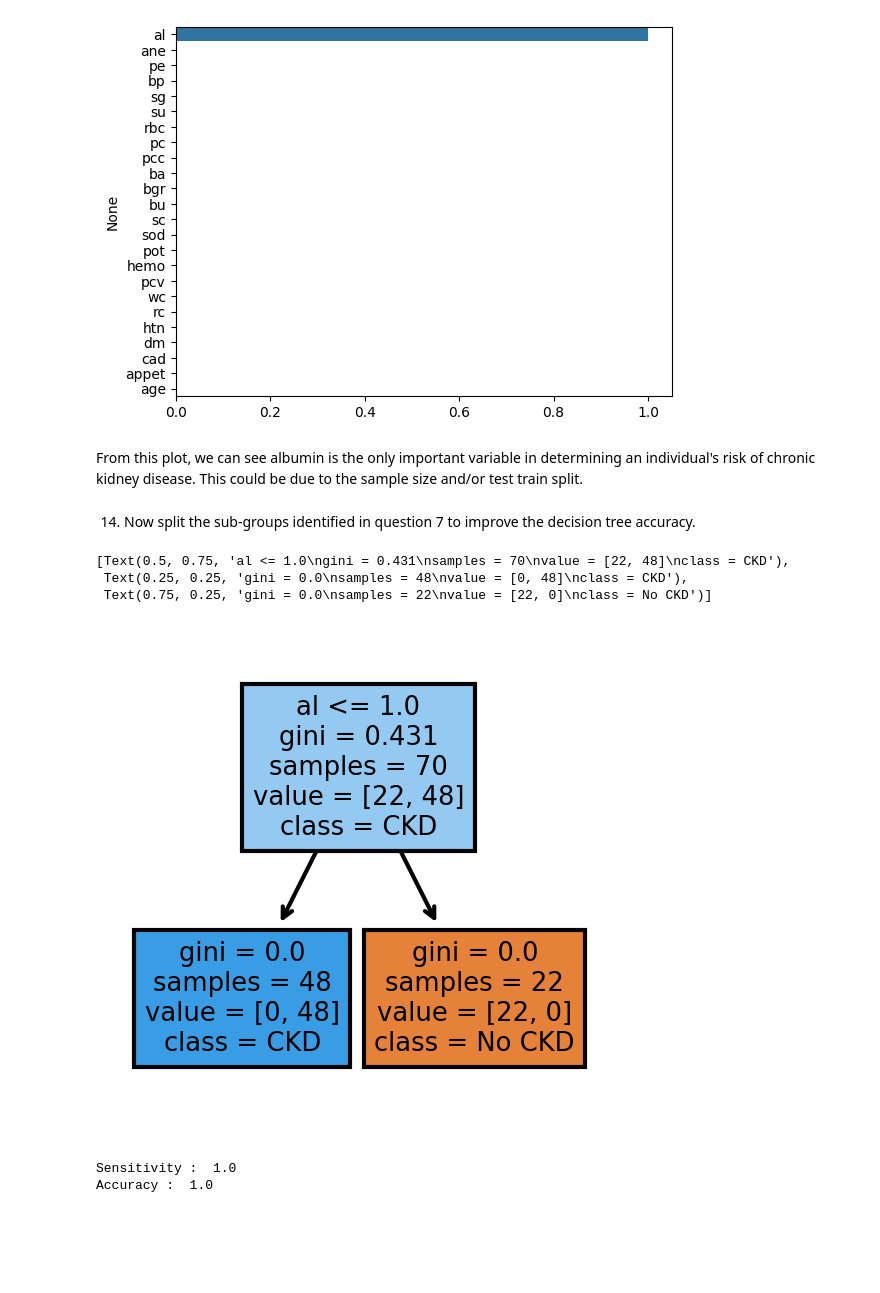
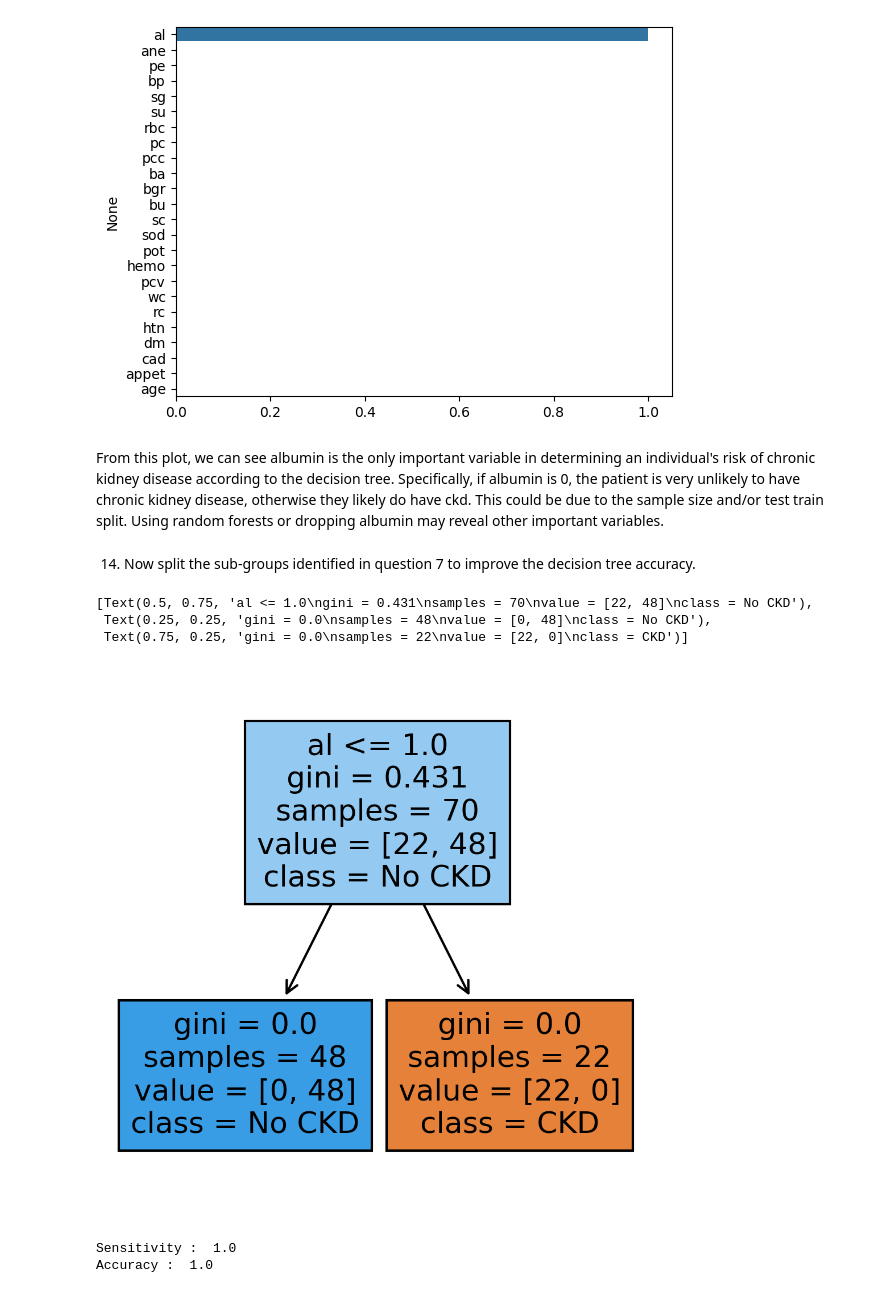
Before and after one commit to seebachl/3DA3-Asgmt-6, a Jupyter notebook: Seebach_Lily_HW6.ipynb, the cells around one changed output. Cells and saved outputs as stored; diff of their text form; code cells hidden in the pictures; blank space fills up the shorter version.

```diff
--- a/Seebach_Lily_HW6.ipynb
+++ b/Seebach_Lily_HW6.ipynb
@@ -228,13 +214,12 @@ from sklearn.cluster import KMeans
 from sklearn.metrics import silhouette_samples, silhouette_score
 import matplotlib.cm as cm
 from sklearn.preprocessing import scale
-scaled_data = data
+scaled_data = data.copy()
 scaled_data[num_col] = pd.DataFrame(scale(data[num_col]))
 dummy = pd.get_dummies(data = scaled_data, columns = cat_vars)
 scaled_data = scaled_data.drop(cat_vars, axis = 1)
 scaled_data = pd.concat([scaled_data, dummy], axis = 1)
 scaled_data = scaled_data.drop(['class_ckd','class_notckd'], axis = 1)
-
 range_n_clusters = [2, 3]
 for n_clusters in range_n_clusters:
     km = KMeans(n_clusters = n_clusters, n_init = 20, random_state=0)
@@ -246,19 +231,14 @@ for n_clusters in range_n_clusters:
     fig, ax1 = plt.subplots(1, 1)
     fig.set_size_inches(18, 7)
     ax1.set_xlim([-0.3, 1])# change this based on the silhouette range
-
     y_lower = 10
-
     for i in range(n_clusters):
         # Aggregate the silhouette scores for samples belonging to
         # cluster i, and sort them
         ith_cluster_silhouette_values = sample_silhouette_values[cluster_labels_km == i]
-
         ith_cluster_silhouette_values.sort()
-
         size_cluster_i = ith_cluster_silhouette_values.shape[0]
         y_upper = y_lower + size_cluster_i
-
         color = cm.nipy_spectral(float(i) / n_clusters)
         ax1.fill_betweenx(
             y=np.arange(y_lower, y_upper),
@@ -268,17 +248,13 @@ for n_clusters in range_n_clusters:
             edgecolor=color,
             alpha=0.7,
         )
-
         # label the silhouette plots with their cluster numbers at the middle
         ax1.text(-0.05, y_lower + 0.5 * size_cluster_i, str(i))
-
         # Compute the new y_lower for next cluster silhouette scores
         y_lower = y_upper + 10
-
     ax1.set_title("The silhouette plot for various cluster")
     ax1.set_xlabel("The silhouette coefficient values")
     ax1.set_ylabel("Cluster label")
-
     # vertical line for average silhouette score of all the values
     ax1.axvline(x=silhouette_avg_km, color="red", linestyle="--")
     plt.title(
@@ -287,7 +263,6 @@ for n_clusters in range_n_clusters:
         fontsize=14,
         fontweight="bold",
     )
-
 plt.show()
 # %% [output]
 [figure]
@@ -389,5 +361,5 @@ Selecting k = 3:
 # %%
-knn = neighbors.KNeighborsClassifier(n_neighbors = 3)
+knn = neighbors.KNeighborsClassifier(n_neighbors = 2)
 knn.fit(X_train_red,y_train)
 pred = knn.predict(X_test_red)
 from sklearn.metrics import mean_squared_error, confusion_matrix, classification_report
@@ -423,19 +388,18 @@ DecisionTreeClassifier(max_depth=15, random_state=1)
 ## Decision Tree
 from sklearn.tree import DecisionTreeClassifier, DecisionTreeRegressor, plot_tree
 cs_dt = DecisionTreeClassifier(
-    max_depth = 15
-)
+    max_depth = 15,
+    random_state=1
+    )
 cs_dt.fit(X_train, y_train)
 fig, axes = plt.subplots(
-    nrows = 1,ncols = 1,figsize = (2,2), dpi=300
+    nrows = 1,ncols = 1,figsize = (4,4), dpi=300
     )
-
-
 plot_tree(
     cs_dt,
     max_depth= 5,
     feature_names = X_train.columns.tolist(),
-    class_names=['No CKD', 'CKD'],
+    class_names=['CKD', 'No CKD'],
     filled = True
     )
 # %% [output]
@@ -471,11 +435,10 @@ Here, it appears the variable albumin is such a prominent variable in detecting
 # %%
 cs_dt = DecisionTreeClassifier(
-    max_depth = 1
+    max_depth = 1,
+    random_state=1
 )
 cs_dt.fit(X_train, y_train)
-
 pred = cs_dt.predict(X_test)
-
 cm = pd.DataFrame(confusion_matrix(y_test, pred), index=['No CKD', 'CKD'], columns=['No CKD', 'CKD'])
 cm.index.name = 'True'
 cm.columns.name = 'Predicted'
@@ -509,7 +471,7 @@ plt.show()
 # %% [output]
 [figure]
 # %% [markdown]
-From this plot, we can see albumin is the only important variable in determining an individual's risk of chronic kidney disease. This could be due to the sample size and/or test train split.
+From this plot, we can see albumin is the only important variable in determining an individual's risk of chronic kidney disease according to the decision tree. Specifically, if albumin is 0, the patient is very unlikely to have chronic kidney disease, otherwise they likely do have ckd. This could be due to the sample size and/or test train split. Using random forests or dropping albumin may reveal other important variables.
 # %% [markdown]
 14. Now split the sub-groups identified in question 7 to improve the decision tree accuracy.
 # %%
@@ -541,25 +500,24 @@ for i in range(len(X_test)):
 # %%
 ## Using decsion tree
 x1_dt = DecisionTreeClassifier(
-    max_depth = 1
+    max_depth = 1,
+    random_state=1
 )
 x1_dt.fit(xtrain1,ytrain1)
 fig, axes = plt.subplots(
-    nrows = 1,ncols = 1,figsize = (2,2), dpi=300
+    nrows = 1,ncols = 1,figsize = (4,4), dpi=300
     )
-
-
 plot_tree(
     x1_dt,
     max_depth= 1,
     feature_names = X_train.columns.tolist(),
-    class_names=['No CKD', 'CKD'],
+    class_names=['CKD', 'No CKD'],
     filled = True
     )
 # %% [output]
-[Text(0.5, 0.75, 'al <= 1.0\ngini = 0.431\nsamples = 70\nvalue = [22, 48]\nclass = CKD'),
- Text(0.25, 0.25, 'gini = 0.0\nsamples = 48\nvalue = [0, 48]\nclass = CKD'),
- Text(0.75, 0.25, 'gini = 0.0\nsamples = 22\nvalue = [22, 0]\nclass = No CKD')]
+[Text(0.5, 0.75, 'al <= 1.0\ngini = 0.431\nsamples = 70\nvalue = [22, 48]\nclass = No CKD'),
+ Text(0.25, 0.25, 'gini = 0.0\nsamples = 48\nvalue = [0, 48]\nclass = No CKD'),
+ Text(0.75, 0.25, 'gini = 0.0\nsamples = 22\nvalue = [22, 0]\nclass = CKD')]
-[figure, old version]
+[figure, new version]
 # %%
 x1_dt.fit(xtrain1, ytrain1)
```
Also changed, not shown: parts of 45 cells of this notebook, 20 other files.
